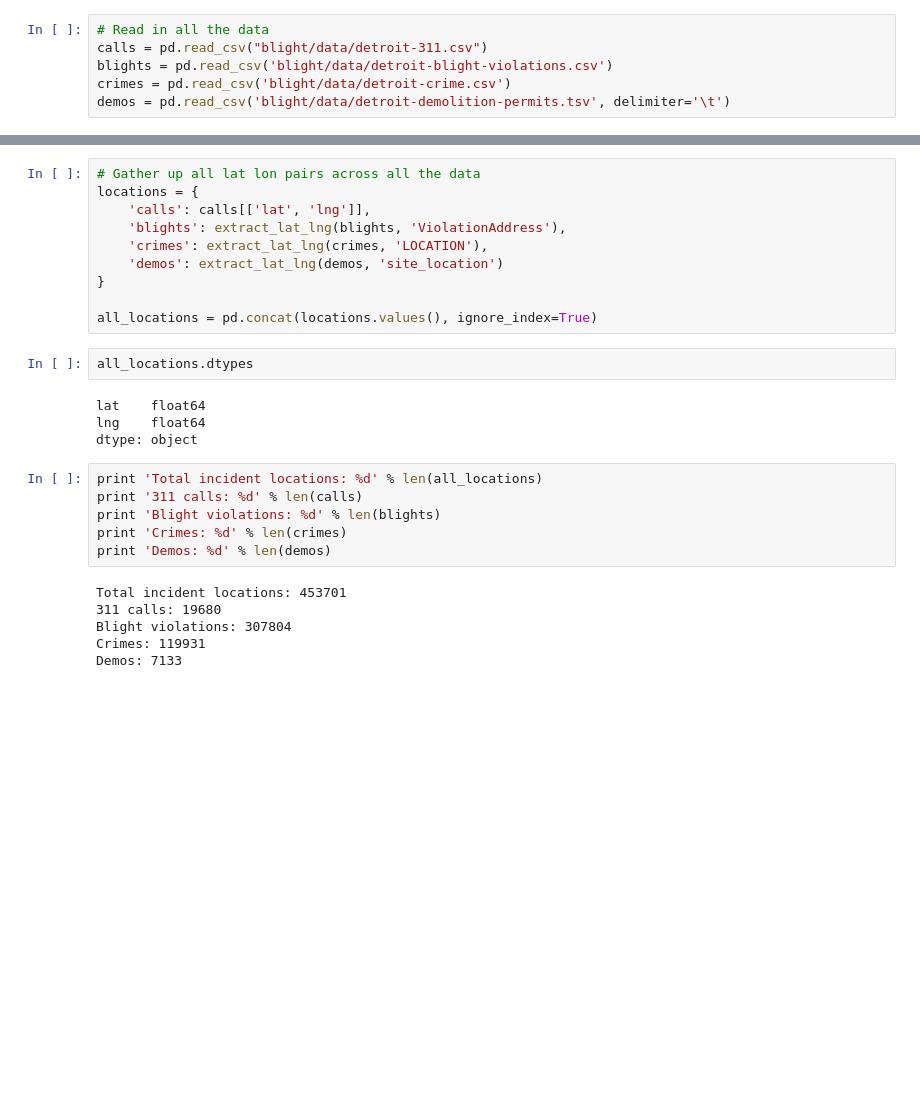
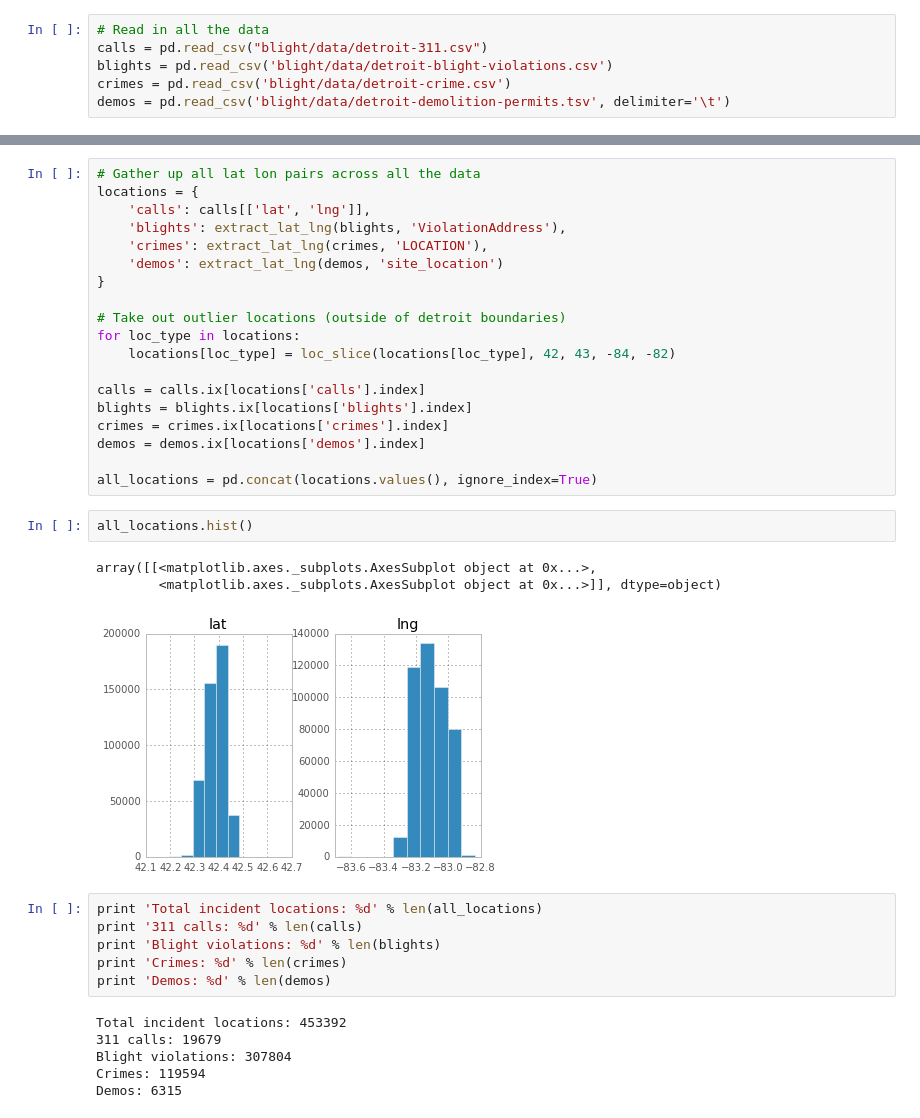
Before and after one commit to davidells/datasci_course_materials, a Jupyter notebook: capstone/capstone.ipynb, the cells around one changed output, grey strips where cells are left out. Cells and saved outputs as stored; diff of their text form; blank space fills up the shorter version.

```diff
--- a/capstone/capstone.ipynb
+++ b/capstone/capstone.ipynb
@@ -33,13 +66,22 @@ locations = {
     'demos': extract_lat_lng(demos, 'site_location')
 }
 
+# Take out outlier locations (outside of detroit boundaries)
+for loc_type in locations:
+    locations[loc_type] = loc_slice(locations[loc_type], 42, 43, -84, -82)
+
+calls = calls.ix[locations['calls'].index]
+blights = blights.ix[locations['blights'].index]
+crimes = crimes.ix[locations['crimes'].index]
+demos = demos.ix[locations['demos'].index]
+
 all_locations = pd.concat(locations.values(), ignore_index=True)
 # %%
-all_locations.dtypes
+all_locations.hist()
 # %% [output]
-lat    float64
-lng    float64
-dtype: object
+array([[<matplotlib.axes._subplots.AxesSubplot object at 0x...>,
+        <matplotlib.axes._subplots.AxesSubplot object at 0x...>]], dtype=object)
+[figure, added]
 # %%
 print 'Total incident locations: %d' % len(all_locations)
 print '311 calls: %d' % len(calls)
@@ -47,8 +89,8 @@ print 'Blight violations: %d' % len(blights)
 print 'Crimes: %d' % len(crimes)
 print 'Demos: %d' % len(demos)
 # %% [output]
-Total incident locations: 453701
-311 calls: 19680
+Total incident locations: 453392
+311 calls: 19679
 Blight violations: 307804
-Crimes: 119931
-Demos: 7133
+Crimes: 119594
+Demos: 6315
```
Also changed, not shown: parts of 19 cells of this notebook.
